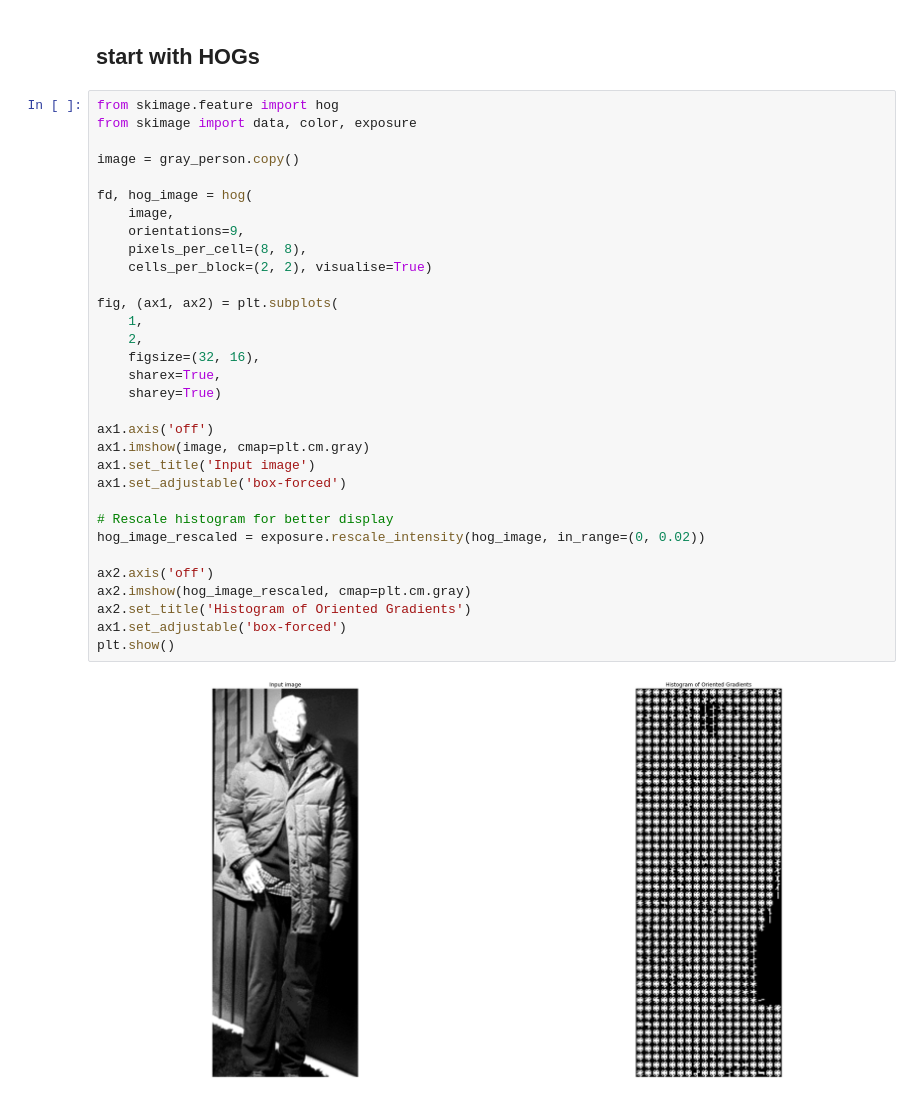
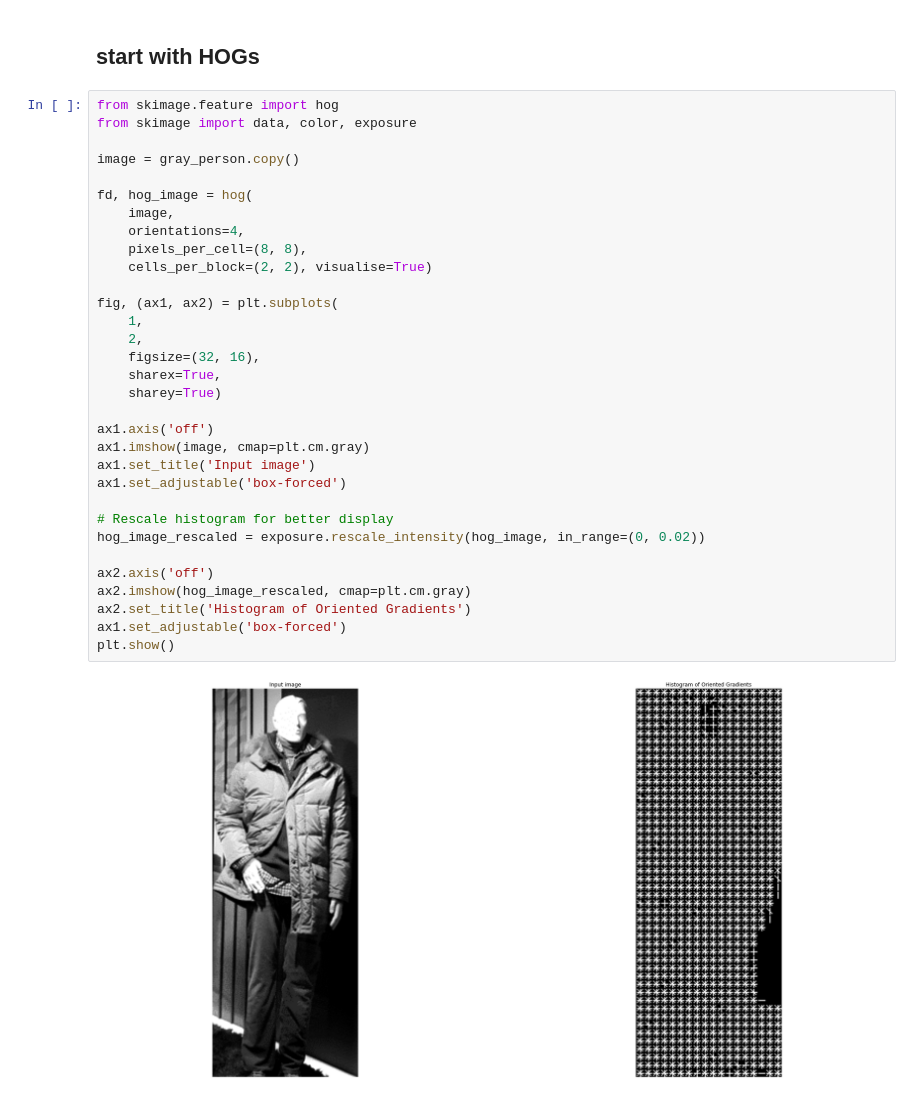
Before and after one commit to justayak/computer_vision_ws2015, a Jupyter notebook: u05/HOGs.ipynb, the cells around one changed output. Cells and saved outputs as stored; diff of their text form.

```diff
--- a/u05/HOGs.ipynb
+++ b/u05/HOGs.ipynb
@@ -76,32 +76,32 @@ from skimage.feature import hog
 from skimage import data, color, exposure
 
 image = gray_person.copy()
 
 fd, hog_image = hog(
     image,
-    orientations=9,
+    orientations=4,
     pixels_per_cell=(8, 8),
     cells_per_block=(2, 2), visualise=True)
 
 fig, (ax1, ax2) = plt.subplots(
     1,
     2,
     figsize=(32, 16),
     sharex=True,
     sharey=True)
 
 ax1.axis('off')
 ax1.imshow(image, cmap=plt.cm.gray)
 ax1.set_title('Input image')
 ax1.set_adjustable('box-forced')
 
 # Rescale histogram for better display
 hog_image_rescaled = exposure.rescale_intensity(hog_image, in_range=(0, 0.02))
 
 ax2.axis('off')
 ax2.imshow(hog_image_rescaled, cmap=plt.cm.gray)
 ax2.set_title('Histogram of Oriented Gradients')
 ax1.set_adjustable('box-forced')
 plt.show()
 # %% [output]
-[figure, old version]
+[figure, new version]
```
